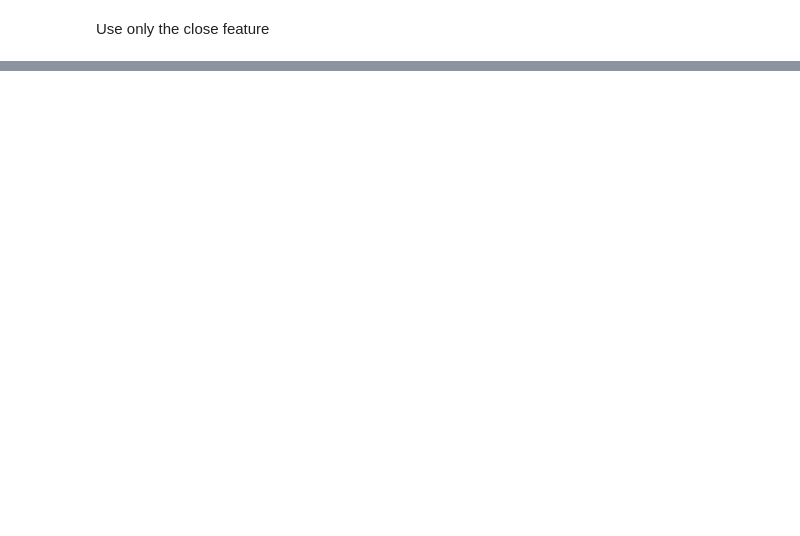
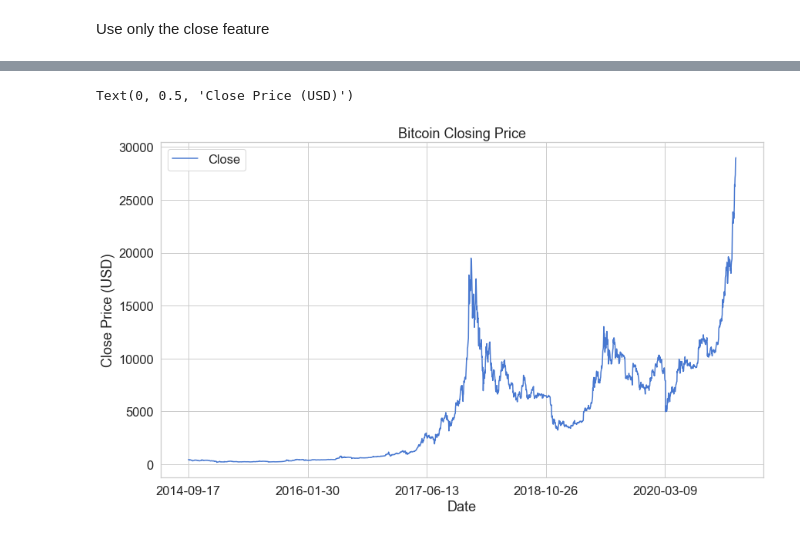
Before and after one commit to mizurin95/BTC-prediction, a Jupyter notebook: Bitcoin_prediction.ipynb, the cells around one changed output, grey strips where cells are left out. Cells and saved outputs as stored; diff of their text form; code cells hidden in the pictures; blank space fills up the shorter version.

Commit message:
Add files via upload
data to 2021/07

```diff
--- a/Bitcoin_prediction.ipynb
+++ b/Bitcoin_prediction.ipynb
@@ -1,13 +1,11 @@
 # %%
-from IPython.core.debugger import set_trace
-
-%load_ext nb_black
-
+# Import libraries
+import pandas_datareader as web
 import pandas as pd
+import datetime as dt
 import numpy as np
-import os
 import matplotlib.pyplot as plt
-import time
-
-plt.style.use(style="seaborn")
-%matplotlib inline
+import seaborn as sns
+from pylab import rcParams
+import statsmodels.api as sm
+import warnings
@@ -16,2 +12,2 @@ plt.style.use(style="seaborn")
 # %%
-df = pd.read_csv("BTC-USD.csv")
+data = pd.read_csv("BTC-USD(train).csv")
@@ -234,0 +70,15 @@ ValueError: Found array with dim 3. Estimator expected <= 2.
+# %%
+%matplotlib inline
+sns.set(style='whitegrid', palette='muted', font_scale=1.5)
+rcParams['figure.figsize'] = 14,8
+RANDOM_SEED = 42
+np.random.seed(RANDOM_SEED)
+# %%
+# Graph bitcoin price over the years
+ax = data.plot(x='Date', y='Close');
+ax.set_title("Bitcoin Closing Price")
+ax.set_xlabel("Date")
+ax.set_ylabel("Close Price (USD)")
+# %% [output]
+Text(0, 0.5, 'Close Price (USD)')
+[figure, added]
```
Also changed, not shown: parts of 58 cells of this notebook.
